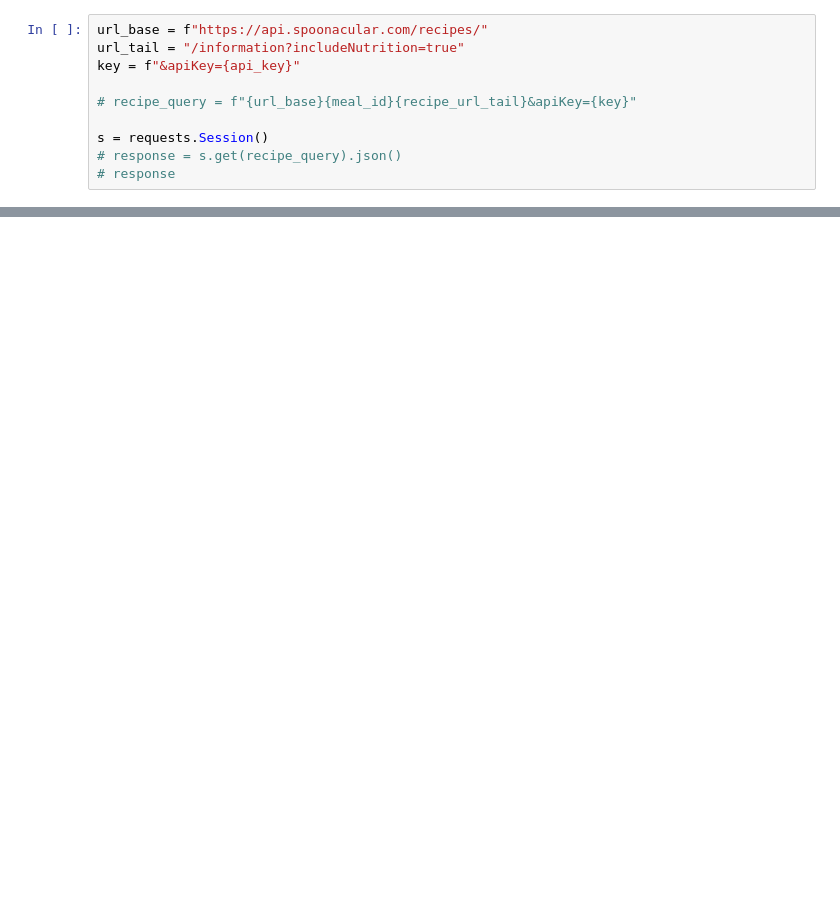
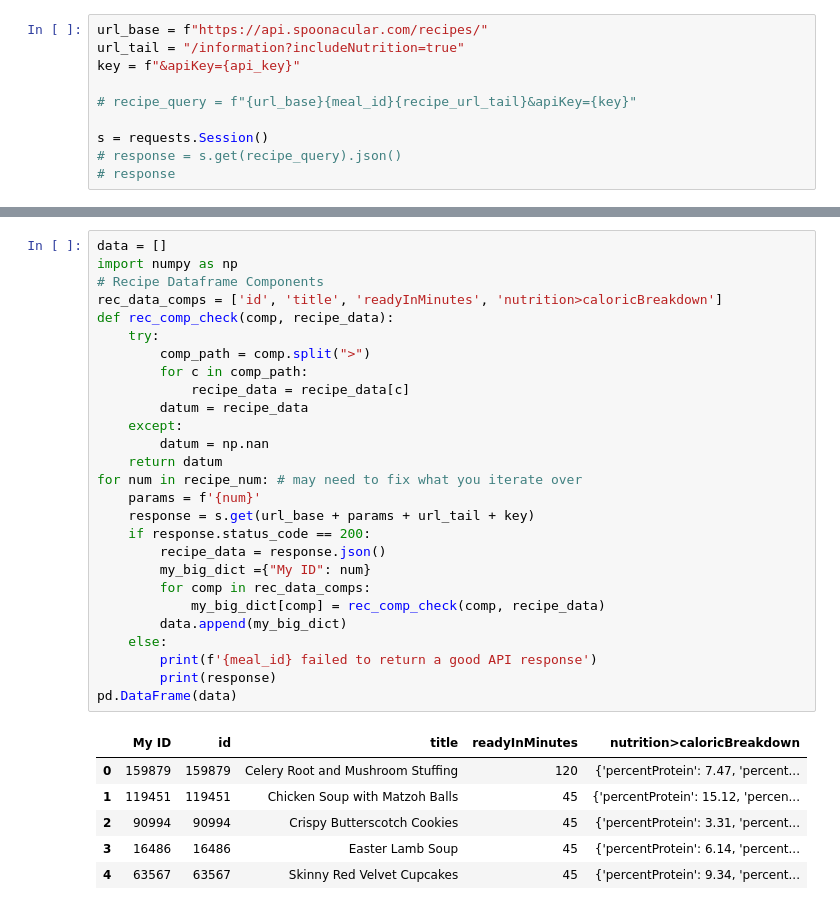
Before and after one commit to Jamahler/Project-3, a Jupyter notebook: asmvm_files/recipes.ipynb, the cells around one changed output, grey strips where cells are left out. Drawn from its saved outputs; the diff is of its cells as text; blank space fills up the shorter version.

```diff
--- a/asmvm_files/recipes.ipynb
+++ b/asmvm_files/recipes.ipynb
@@ -173,0 +194,34 @@ recipe_df
+# %%
+data = []
+import numpy as np
+# Recipe Dataframe Components
+rec_data_comps = ['id', 'title', 'readyInMinutes', 'nutrition>caloricBreakdown']
+def rec_comp_check(comp, recipe_data):
+    try:
+        comp_path = comp.split(">")
+        for c in comp_path:
+            recipe_data = recipe_data[c]
+        datum = recipe_data
+    except:
+        datum = np.nan
+    return datum
+for num in recipe_num: # may need to fix what you iterate over
+    params = f'{num}'
+    response = s.get(url_base + params + url_tail + key)
+    if response.status_code == 200:
+        recipe_data = response.json()
+        my_big_dict ={"My ID": num}
+        for comp in rec_data_comps:
+            my_big_dict[comp] = rec_comp_check(comp, recipe_data)
+        data.append(my_big_dict)
+    else:
+        print(f'{meal_id} failed to return a good API response')
+        print(response)
+pd.DataFrame(data)
+# %% [output]
+|  | My ID | id | title | readyInMinutes | nutrition>caloricBreakdown |
+| 0 | 159879 | 159879 | Celery Root and Mushroom Stuffing | 120 | {'percentProtein': 7.47, 'percent... |
+| 1 | 119451 | 119451 | Chicken Soup with Matzoh Balls | 45 | {'percentProtein': 15.12, 'percen... |
+| 2 | 90994 | 90994 | Crispy Butterscotch Cookies | 45 | {'percentProtein': 3.31, 'percent... |
+| 3 | 16486 | 16486 | Easter Lamb Soup | 45 | {'percentProtein': 6.14, 'percent... |
+| 4 | 63567 | 63567 | Skinny Red Velvet Cupcakes | 45 | {'percentProtein': 9.34, 'percent... |
```
Also changed, not shown: parts of 12 cells of this notebook, 1 other file.
